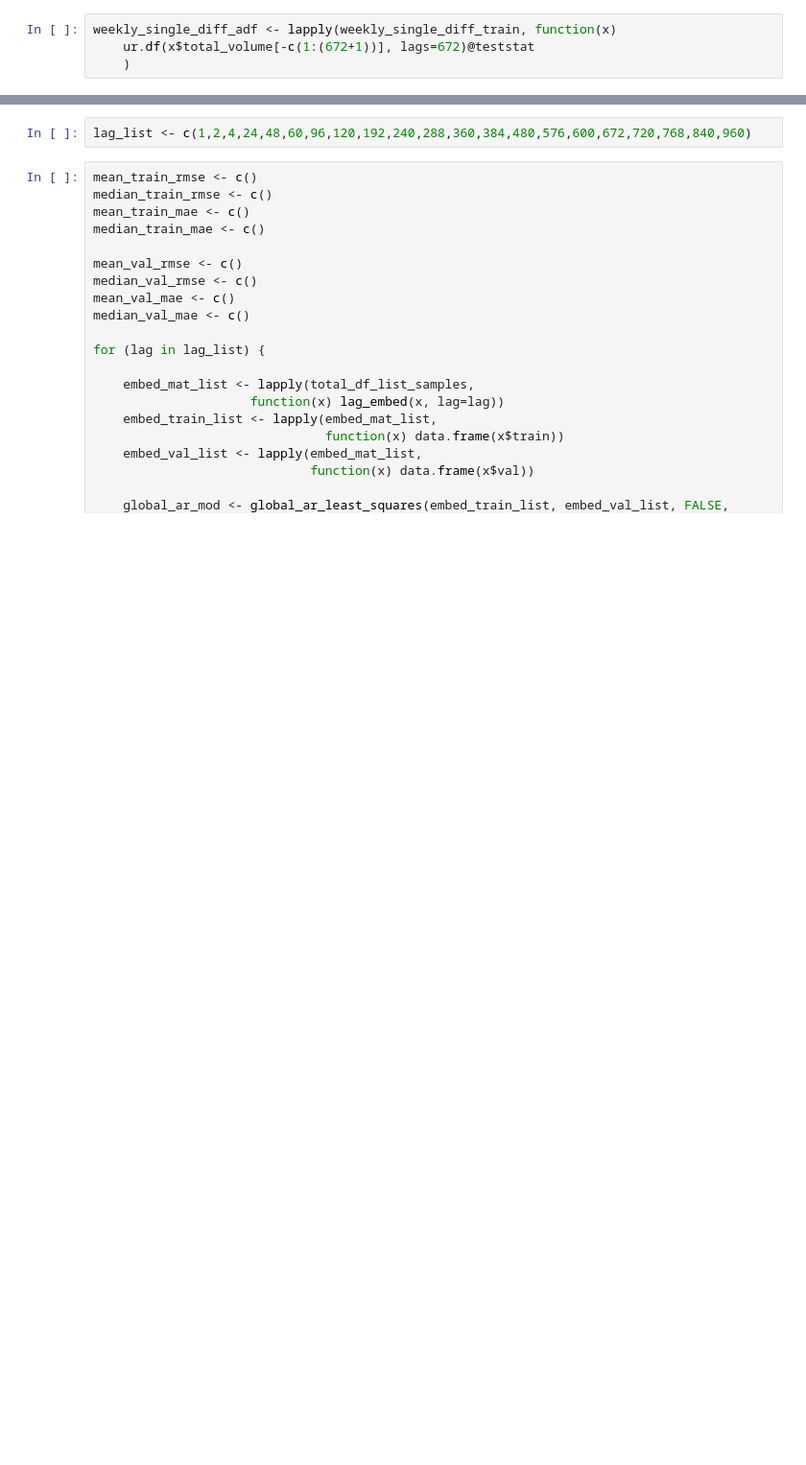
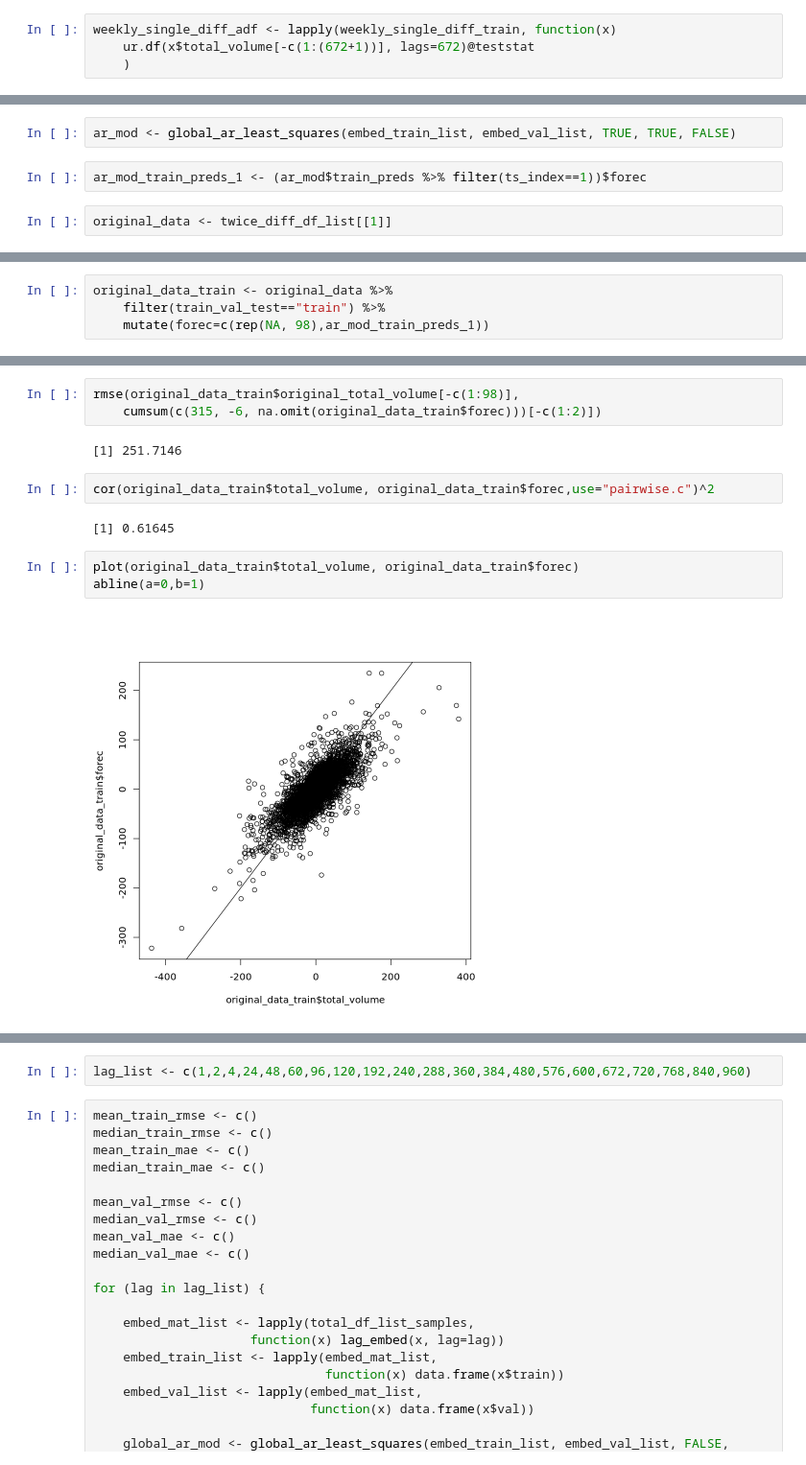
Before and after one commit to lojzimjm/dissertation, a Jupyter notebook: Pooled Regression Models (With Differencing).ipynb, the cells around one changed output, grey strips where cells are left out. Shown at 96% size. Drawn from its saved outputs; the diff is of its cells as text; blank space fills up the shorter version.

```diff
--- a/Pooled Regression Models (With Differencing).ipynb
+++ b/Pooled Regression Models (With Differencing).ipynb
@@ -801,0 +589,6 @@ mae(undiff_pred_test[-c(1:diff_n)],
+# %%
+ar_mod <- global_ar_least_squares(embed_train_list, embed_val_list, TRUE, TRUE, FALSE)
+# %%
+ar_mod_train_preds_1 <- (ar_mod$train_preds %>% filter(ts_index==1))$forec
+# %%
+original_data <- twice_diff_df_list[[1]]
@@ -801,0 +607,4 @@ mae(undiff_pred_test[-c(1:diff_n)],
+# %%
+original_data_train <- original_data %>%
+    filter(train_val_test=="train") %>%
+    mutate(forec=c(rep(NA, 98),ar_mod_train_preds_1))
@@ -801,0 +623,14 @@ mae(undiff_pred_test[-c(1:diff_n)],
+# %%
+rmse(original_data_train$original_total_volume[-c(1:98)],
+    cumsum(c(315, -6, na.omit(original_data_train$forec)))[-c(1:2)])
+# %% [output]
+[1] 251.7146
+# %%
+cor(original_data_train$total_volume, original_data_train$forec,use="pairwise.c")^2
+# %% [output]
+[1] 0.61645
+# %%
+plot(original_data_train$total_volume, original_data_train$forec)
+abline(a=0,b=1)
+# %% [output]
+[figure, added]
```
Also changed, not shown: parts of 135 cells of this notebook, 10 other files.
